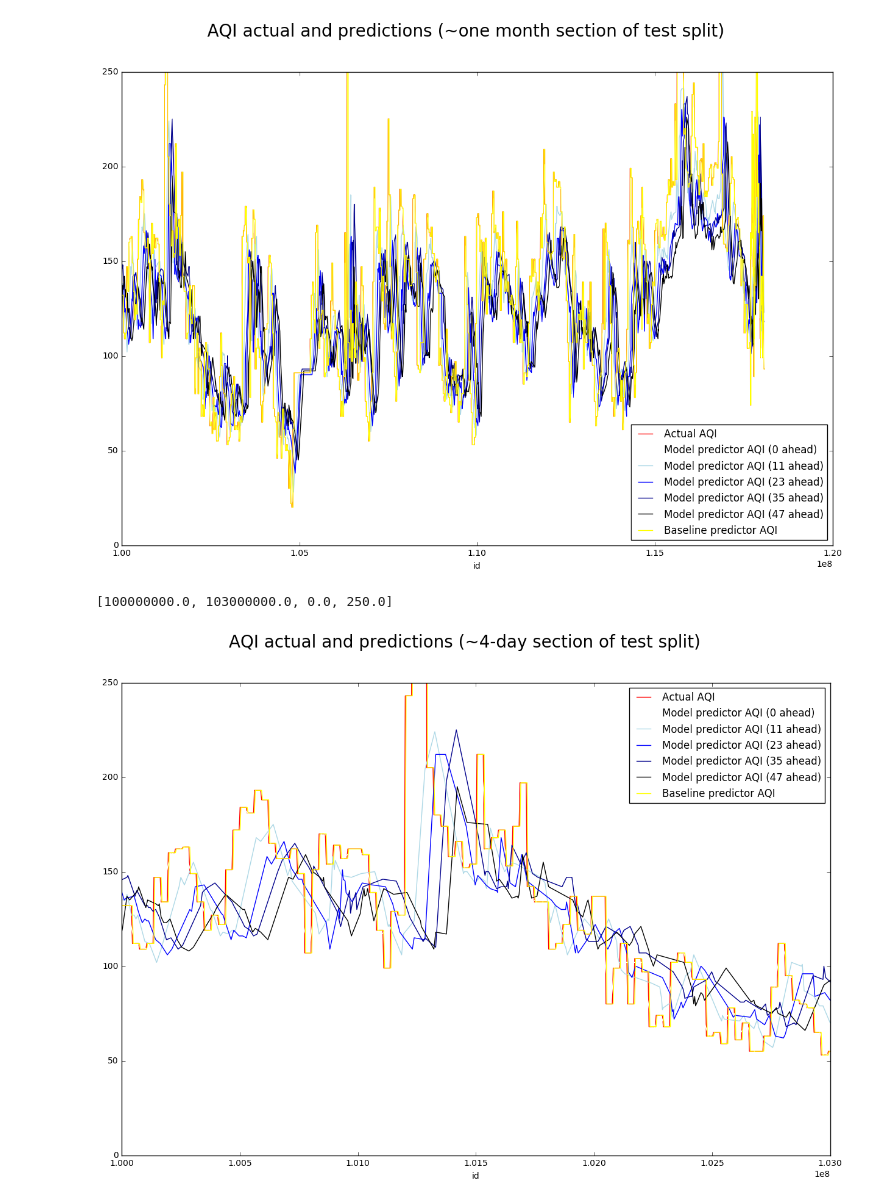
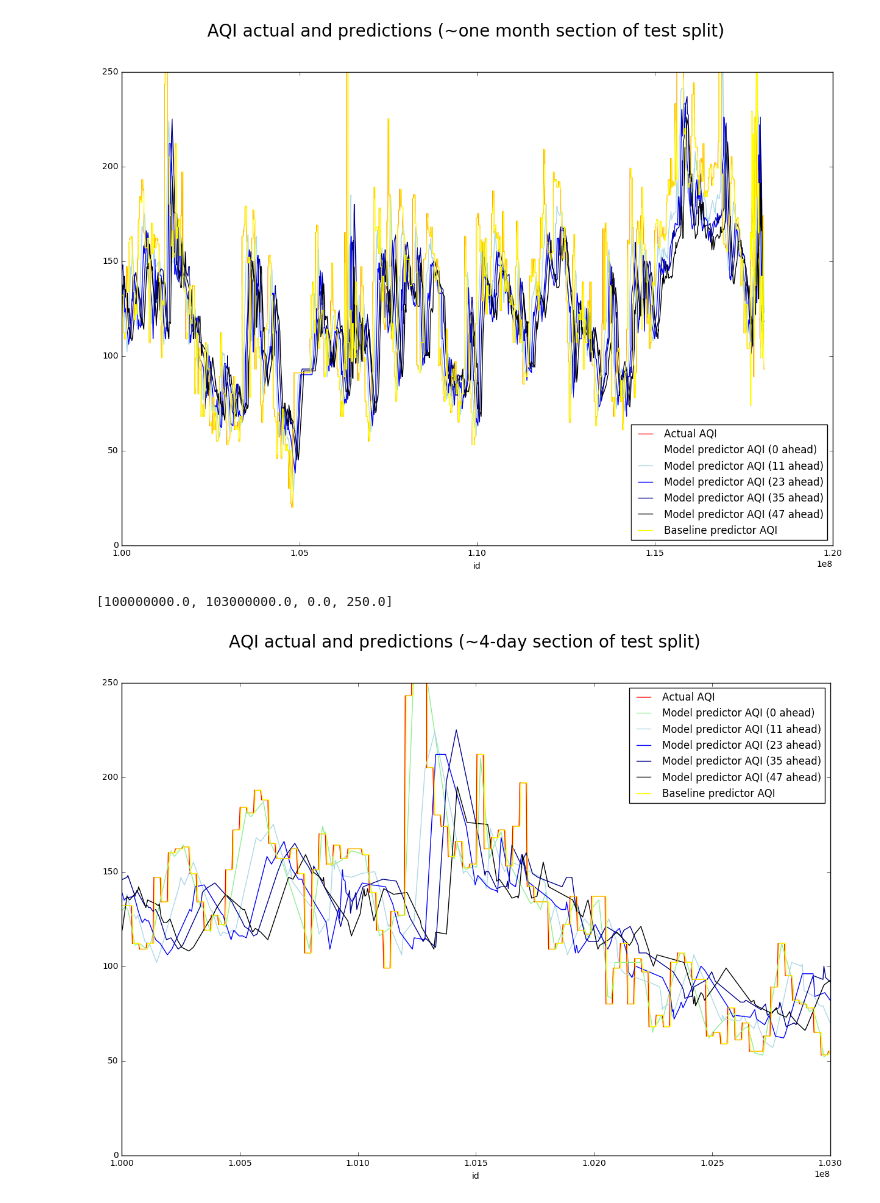
Before and after one commit to curiousest/predict-AQI, a Jupyter notebook: notebooks/hypothesis2_recent_history.ipynb, the cells around one changed output. Saved outputs shown, nothing was run; the diff lists cells and outputs as text; code cells hidden in the pictures.

```diff
--- a/notebooks/hypothesis2_recent_history.ipynb
+++ b/notebooks/hypothesis2_recent_history.ipynb
@@ -245,16 +245,16 @@ aqi_graph.axis([100000000.0, 120000000.0, 0.0, 250.0])
 [figure]
 # %%
 aqi_graph = test_results.plot(x='id', y='aqi', label="Actual AQI", color="Red")
-test_results[test_results['0_ahead_pred'] != 0].plot(x='id', y='0_ahead_pred', label="Model predictor AQI (0 ahead)", ax=aqi_graph, color="white")
+test_results[test_results['0_ahead_pred'] != 0].plot(x='id', y='0_ahead_pred', label="Model predictor AQI (0 ahead)", ax=aqi_graph, color="lightgreen")
 test_results[test_results['11_ahead_pred'] != 0].plot(x='id', y='11_ahead_pred', label="Model predictor AQI (11 ahead)", ax=aqi_graph, color="lightblue")
 test_results[test_results['23_ahead_pred'] != 0].plot(x='id', y='23_ahead_pred', label="Model predictor AQI (23 ahead)", ax=aqi_graph, color="blue")
 test_results[test_results['35_ahead_pred'] != 0].plot(x='id', y='35_ahead_pred', label="Model predictor AQI (35 ahead)", ax=aqi_graph, color="darkblue")
 test_results[test_results['47_ahead_pred'] != 0].plot(x='id', y='47_ahead_pred', label="Model predictor AQI (47 ahead)", ax=aqi_graph, color="black")
 test_results.plot(x='id', y='baseline_pred_aqi', label="Baseline predictor AQI", ax=aqi_graph, color="Yellow")
 fig = aqi_graph.figure
 fig.set_size_inches((15, 10), forward=True)
 fig.suptitle("AQI actual and predictions (~4-day section of test split)", fontsize=20)
 aqi_graph.axis([100000000.0, 103000000.0, 0.0, 250.0])
 # %% [output]
 [100000000.0, 103000000.0, 0.0, 250.0]
-[figure, old version]
+[figure, new version]
```
Also changed, not shown: parts of 1 cell of this notebook.
